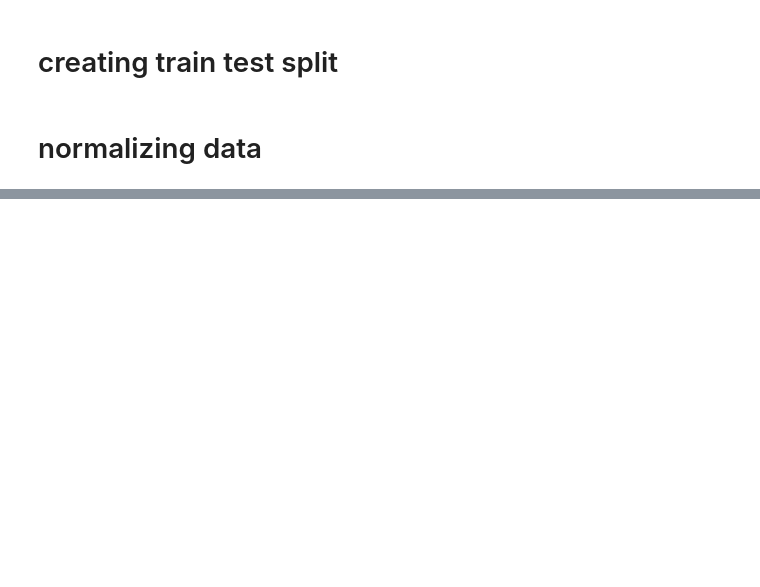
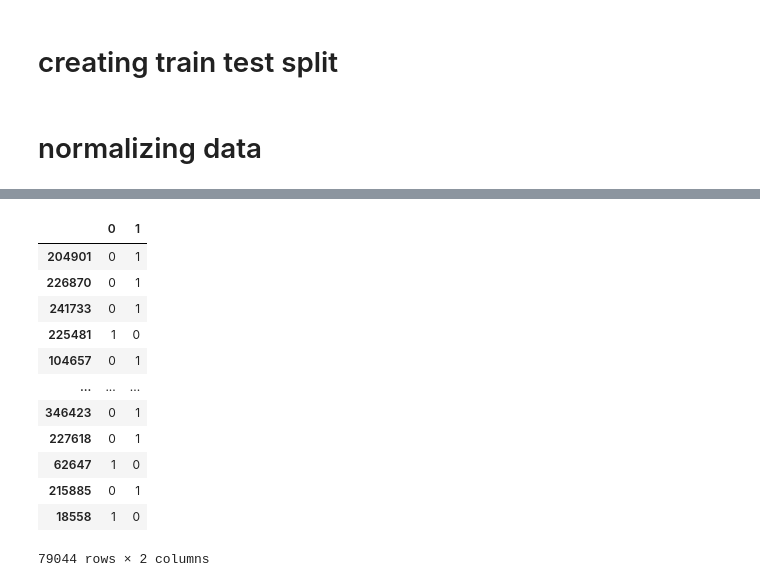
Before and after one commit to dennismstfc/Loan-Repayment-with-Neural-Networks, a Jupyter notebook: payback_predictions.ipynb, the cells around one changed output, grey strips where cells are left out. Cells and saved outputs as stored; diff of their text form; code cells hidden in the pictures; blank space fills up the shorter version.

```diff
--- a/payback_predictions.ipynb
+++ b/payback_predictions.ipynb
@@ -292,2 +312,4 @@ dat_lending['mort_acc'] = dat_lending.apply(lambda x: fill_mort_acc(x['total_acc
+# %%
+dat_lending = dat_lending.dropna()
 # %% [markdown]
 ## converting string columns to numerical if possible or needed
@@ -372,7 +405,7 @@ dat_lending = dat_lending.drop('loan_status', axis=1)
 y = dat_lending['loan_repaid']
 X = dat_lending.drop('loan_repaid', axis=1)
 # %%
-X_train, X_test, y_train, y_test = train_test_split(X, y, test_size=0.3, random_state=101)
+X_train, X_test, y_train, y_test = train_test_split(X, y, test_size=0.2, random_state=101)
 # %% [markdown]
 # normalizing data
 # %%
@@ -391,0 +445,16 @@ from tensorflow.keras.layers import Dense, Dropout
+# %%
+pd.get_dummies(y_test)
+# %% [output]
+|  | 0 | 1 |
+| 204901 | 0 | 1 |
+| 226870 | 0 | 1 |
+| 241733 | 0 | 1 |
+| 225481 | 1 | 0 |
+| 104657 | 0 | 1 |
+| ... | ... | ... |
+| 346423 | 0 | 1 |
+| 227618 | 0 | 1 |
+| 62647 | 1 | 0 |
+| 215885 | 0 | 1 |
+| 18558 | 1 | 0 |
+79044 rows × 2 columns
```
Also changed, not shown: parts of 24 cells of this notebook.
